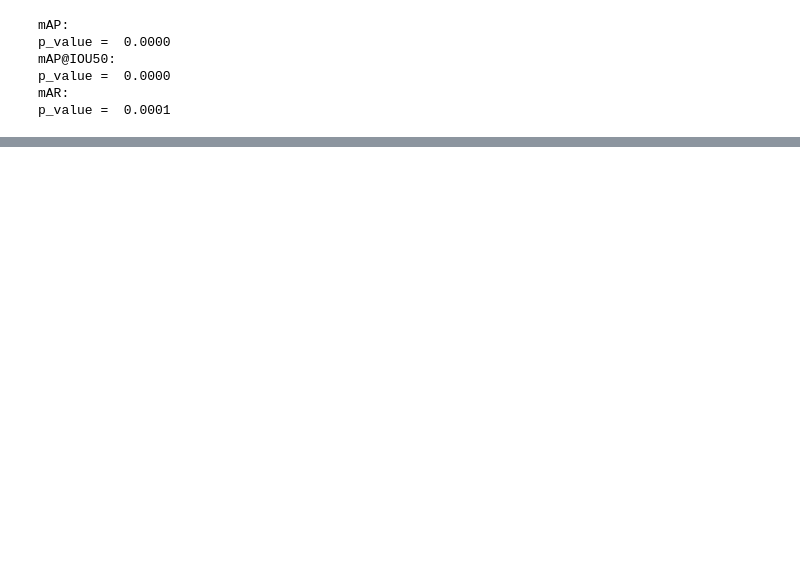
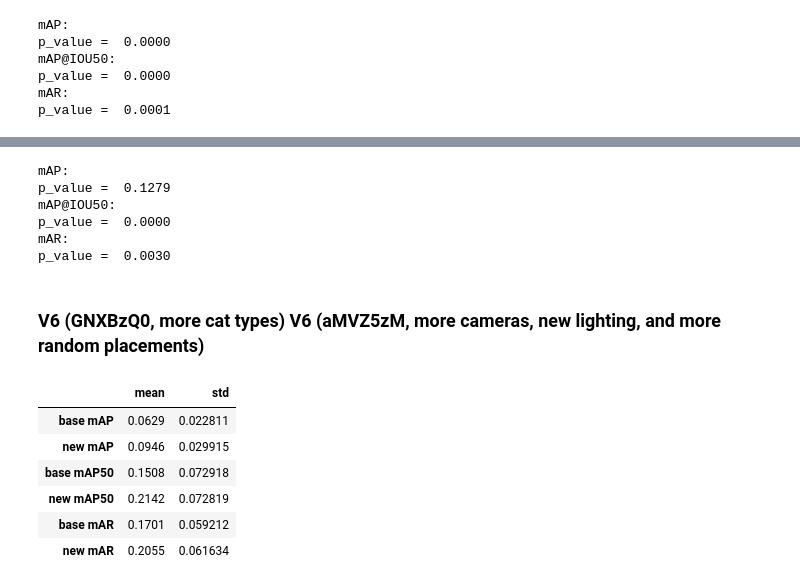
Before and after one commit to Unity-Technologies/datasetinsights, a Jupyter notebook: notebooks/Model_Performance_Statistics.ipynb, the cells around one changed output, grey strips where cells are left out. Drawn from its saved outputs; the diff is of its cells as text; code cells hidden in the pictures; blank space fills up the shorter version.

```diff
--- a/notebooks/Model_Performance_Statistics.ipynb
+++ b/notebooks/Model_Performance_Statistics.ipynb
@@ -221,0 +258,34 @@ p_value =  0.9247
+# %%
+p_value_calculation(mean_ap_base, mean_ap_50_base, mean_ar_base, mean_ap_new, mean_ap_50_new, mean_ar_new)
+# %% [output]
+mAP:
+p_value =  0.1279
+mAP@IOU50:
+p_value =  0.0000
+mAR:
+p_value =  0.0030
+# %% [markdown]
+### V6 (GNXBzQ0, more cat types) V6 (aMVZ5zM, more cameras, new lighting, and more random placements)
+# %%
+# baseline performance
+base_dataset_name = "GNXBzQ0 v6"
+mean_ap_base = [0.035,0.037,0.055,0.060,0.069,0.109,0.055,0.069,0.050,0.090]
+mean_ap_50_base = [0.074,0.079,0.126,0.138,0.174,0.307,0.117,0.162,0.097,0.234]
+mean_ar_base = [0.113,0.095,0.139,0.167,0.164,0.303,0.140,0.199,0.164,0.217]
+
+# new performance
+new_dataset_name = "aMVZ5zM v6"
+mean_ap_new = [0.118,0.096,0.121,0.116,0.100,0.086,0.046,0.042,0.128,0.093]
+mean_ap_50_new = [0.284,0.230,0.285,0.265,0.207,0.200,0.100,0.085,0.284,0.202]
+mean_ar_new = [0.258,0.201,0.236,0.249,0.219,0.192,0.103,0.099,0.285,0.213]
+# %%
+performance = collection(mean_ap_base, mean_ap_50_base, mean_ar_base, mean_ap_new, mean_ap_50_new, mean_ar_new)
+performance
+# %% [output]
+|  | mean | std |
+| base mAP | 0.0629 | 0.022811 |
+| new mAP | 0.0946 | 0.029915 |
+| base mAP50 | 0.1508 | 0.072918 |
+| new mAP50 | 0.2142 | 0.072819 |
+| base mAR | 0.1701 | 0.059212 |
+| new mAR | 0.2055 | 0.061634 |
```
Also changed, not shown: parts of 22 cells of this notebook, 2 other files.
